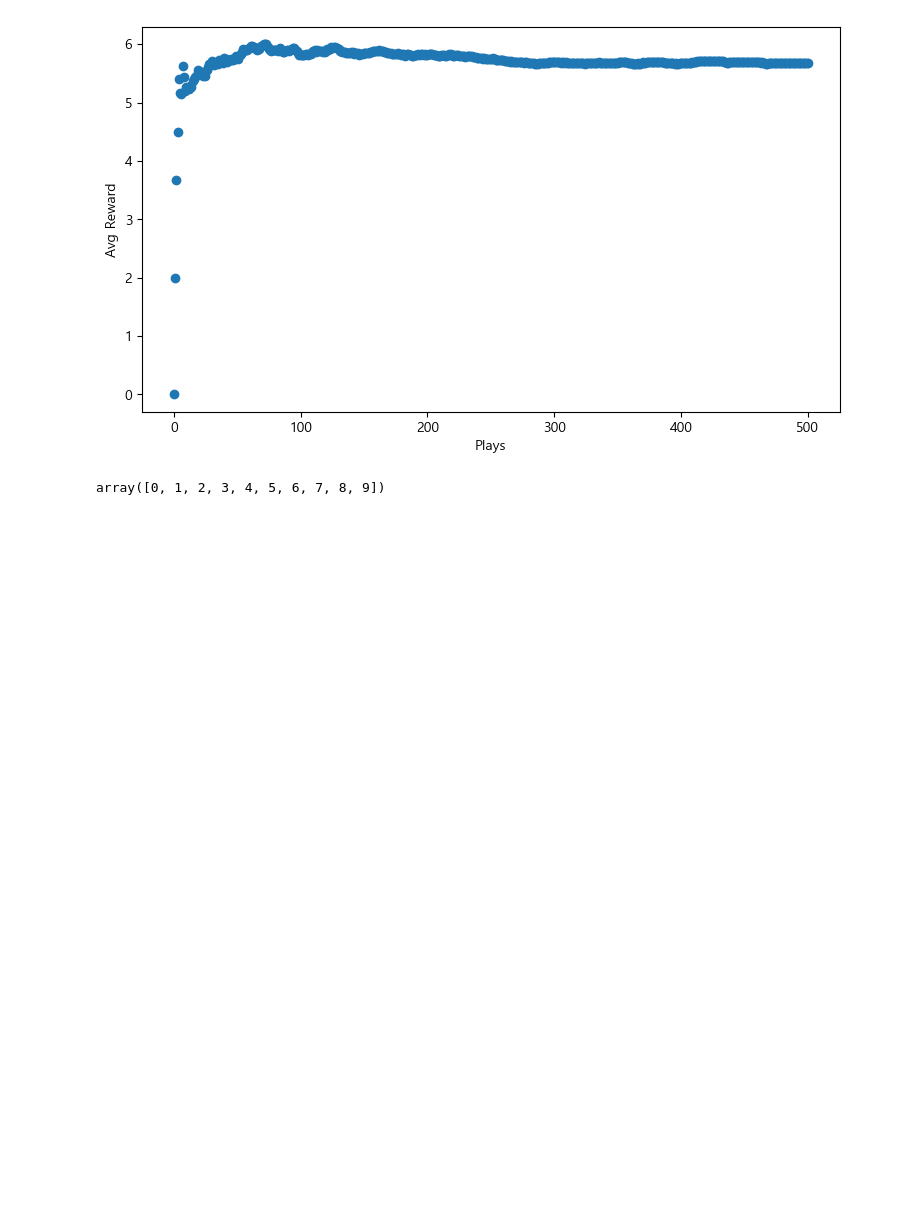
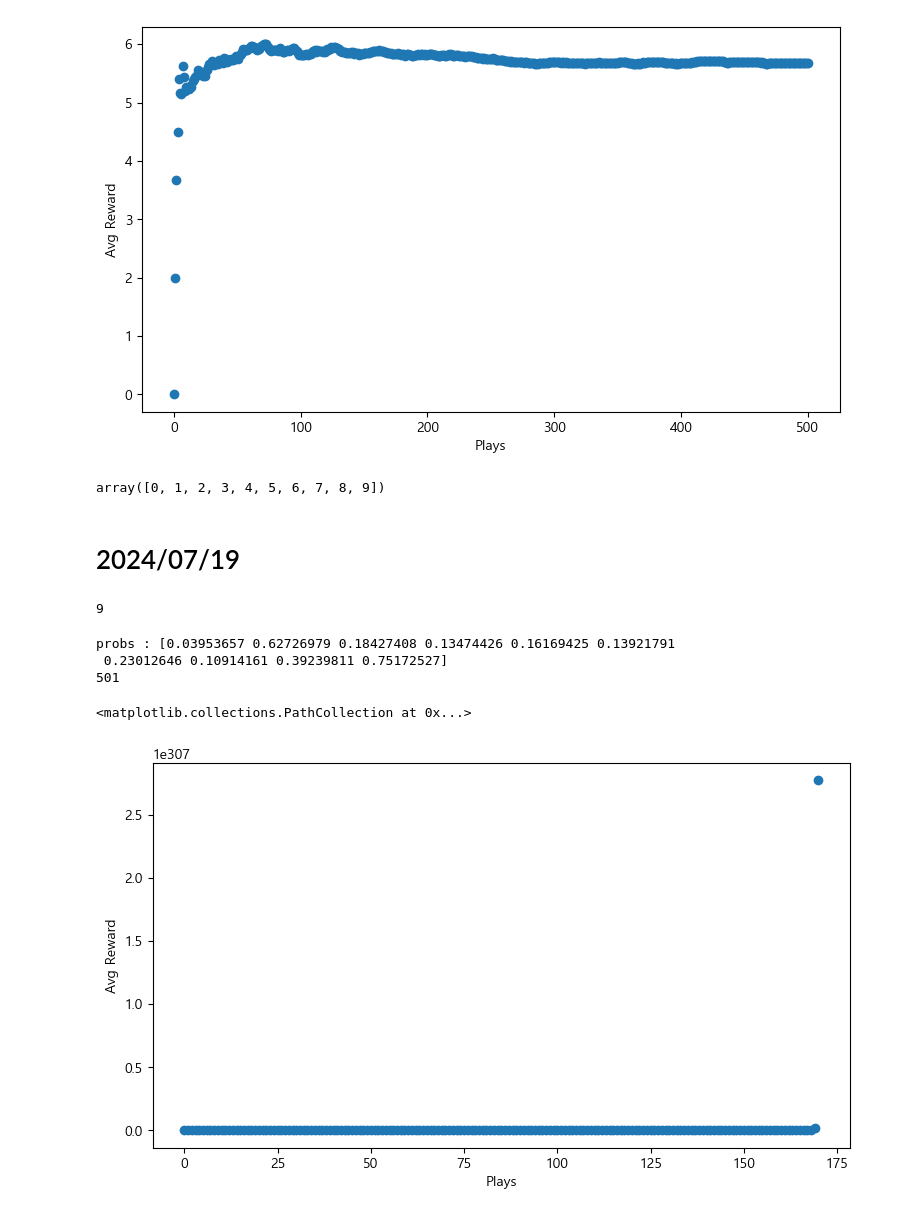
Before and after one commit to ElesisCarbyne/forReinf, a Jupyter notebook: works/chapter01-1.ipynb, the cells around one changed output. Cells and saved outputs as stored; diff of their text form; code cells hidden in the pictures; blank space fills up the shorter version.

```diff
--- a/works/chapter01-1.ipynb
+++ b/works/chapter01-1.ipynb
@@ -116,3 +116,67 @@ ax.scatter(np.arange(len(rewards)), rewards) # 좌측이 x축, 우측이 y축을
 np.arange(10)
 # %% [output]
 array([0, 1, 2, 3, 4, 5, 6, 7, 8, 9])
+# %% [markdown]
+# 2024/07/19
+# %%
+np.max(np.arange(10))
+# %% [output]
+9
+# %%
+'''
+    코렙에서는 잘 되는데 쥬피터 환경에서는 nan 오류가 계속 발생하고,
+    nan 오류를 해결하더라도("- np.max(av)"를 통해) 그래프가 제대로 출력되지 않는다
+    따라서 이 부분의 실습은 그냥 넘어가기로 한다
+'''
+
+import numpy as np
+import matplotlib.pyplot as plt
+import random
+
+# 아래의 소프트맥스 함수를 그대로 사용하면 프로그램 실행 중간에 nan 오류가 발생하는 것을 확인할 수 있는데,
+# 이는  e가 1보다 크기 때문에 거듭 제곱을 계속하면 매우 큰 수가 되어 계산에 문제가 되기 때문이다
+# 따라서 입력값(여기서는 av)에서 가장 큰 값을 입력값으로부터 빼주어야 한다
+def softmax(av, tau=1.12):
+    softm = (np.exp(av / tau) / np.sum(np.exp(av / tau)))
+    return softm
+
+def get_reward(prob, n=10): # prob은 어떤 슬롯 머신의 레버를 당길 것인지 명시하는 역할을 한다
+    reward = 0
+    for i in range(n): # 지정한 슬롯 머신의 레버를 n번 당긴다
+        if random.random() < prob: # 무작위 확률이 각 슬롯머신의 상금 당첨 확률보다 작다면 상금에 당첨된 것으로 간주한다
+            reward += 1
+    return reward
+
+def update_record(record, action, r):
+    new_r = (record[action, 0] * record[action, 1] + r) / (record[action, 0] + 1)
+    record[action, 0] += 1
+    record[action, 1] += new_r
+    return record
+
+n = 10
+probs = np.random.rand(n)
+print(f"probs : {probs}")
+record = np.zeros((n, 2))
+
+fig, ax = plt.subplots(1, 1)
+ax.set_xlabel("Plays")
+ax.set_ylabel("Avg Reward")
+fig.set_size_inches(9, 5)
+
+rewards = [0] # 각 시행마다 얻은 보상들을 포함한 평균을 저장한다
+for i in range(500):
+    p = softmax(record[:, 1], tau=0.7) # 각 동작들의 기대 보상(가치)에 대한 확률 분포를 반환한다
+    # print(f"p : {p}")
+    choice = np.random.choice(np.arange(n), p=p) # 소프트맥스 확률 분포에 기초하여 동작 하나를 선택한다
+    r = get_reward(probs[choice])
+    record = update_record(record, choice, r)
+    mean_reward = ((i + 1) * rewards[-1] + r / (i + 2))
+    rewards.append(mean_reward)
+print(len(rewards))
+ax.scatter(np.arange(len(rewards)), rewards) # 코렙에서는 잘만 되는데 여기서는 안된다
+# %% [output]
+probs : [0.03953657 0.62726979 0.18427408 0.13474426 0.16169425 0.13921791
+ 0.23012646 0.10914161 0.39239811 0.75172527]
+501
+<matplotlib.collections.PathCollection at 0x...>
+[figure, added]
```
Also changed, not shown: parts of 1 cell of this notebook.
